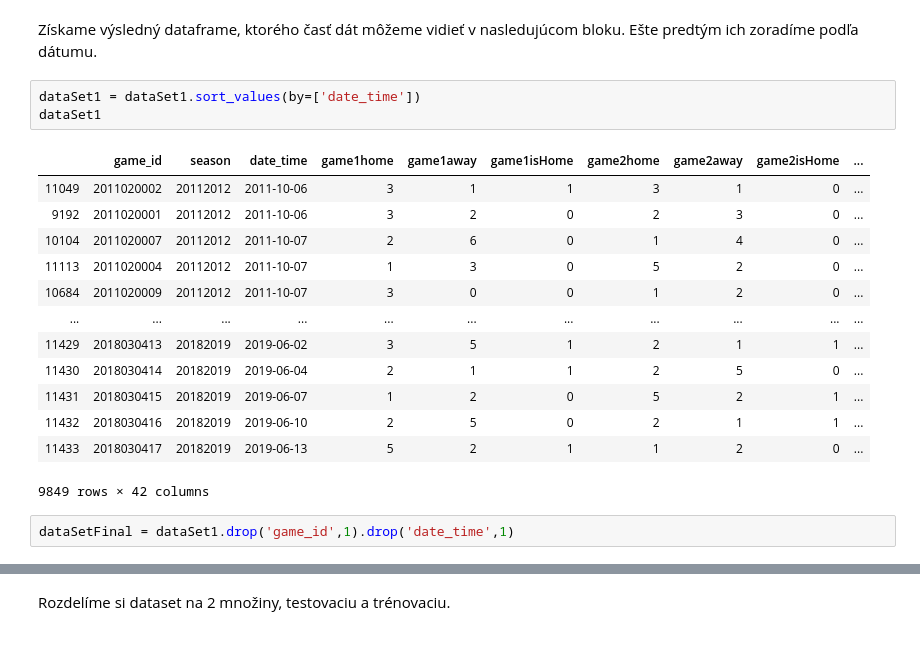
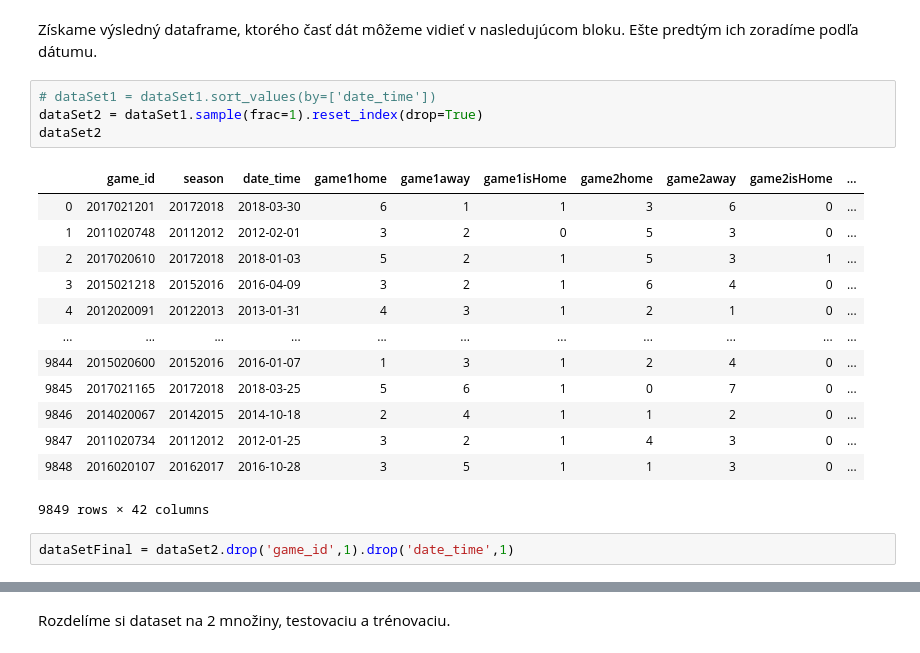
Before and after one commit to urbrex/FIIT_NS_2019, a Jupyter notebook: dataset1.ipynb, the cells around one changed output, grey strips where cells are left out. Cells and saved outputs as stored; diff of their text form.

```diff
--- a/dataset1.ipynb
+++ b/dataset1.ipynb
@@ -182,24 +182,25 @@ for index, row in gameInput.iterrows():
 # %% [markdown]
 Získame výsledný dataframe, ktorého časť dát môžeme vidieť v nasledujúcom bloku. Ešte predtým ich zoradíme podľa dátumu.
 # %%
-dataSet1 = dataSet1.sort_values(by=['date_time'])
-dataSet1
+# dataSet1 = dataSet1.sort_values(by=['date_time'])
+dataSet2 = dataSet1.sample(frac=1).reset_index(drop=True)
+dataSet2
 # %% [output]
 |  | game_id | season | date_time | game1home | game1away | game1isHome | game2home | game2away | game2isHome | ... |
-| 11049 | 2011020002 | 20112012 | 2011-10-06 | 3 | 1 | 1 | 3 | 1 | 0 | ... |
-| 9192 | 2011020001 | 20112012 | 2011-10-06 | 3 | 2 | 0 | 2 | 3 | 0 | ... |
-| 10104 | 2011020007 | 20112012 | 2011-10-07 | 2 | 6 | 0 | 1 | 4 | 0 | ... |
-| 11113 | 2011020004 | 20112012 | 2011-10-07 | 1 | 3 | 0 | 5 | 2 | 0 | ... |
-| 10684 | 2011020009 | 20112012 | 2011-10-07 | 3 | 0 | 0 | 1 | 2 | 0 | ... |
+| 0 | 2017021201 | 20172018 | 2018-03-30 | 6 | 1 | 1 | 3 | 6 | 0 | ... |
+| 1 | 2011020748 | 20112012 | 2012-02-01 | 3 | 2 | 0 | 5 | 3 | 0 | ... |
+| 2 | 2017020610 | 20172018 | 2018-01-03 | 5 | 2 | 1 | 5 | 3 | 1 | ... |
+| 3 | 2015021218 | 20152016 | 2016-04-09 | 3 | 2 | 1 | 6 | 4 | 0 | ... |
+| 4 | 2012020091 | 20122013 | 2013-01-31 | 4 | 3 | 1 | 2 | 1 | 0 | ... |
 | ... | ... | ... | ... | ... | ... | ... | ... | ... | ... | ... |
-| 11429 | 2018030413 | 20182019 | 2019-06-02 | 3 | 5 | 1 | 2 | 1 | 1 | ... |
-| 11430 | 2018030414 | 20182019 | 2019-06-04 | 2 | 1 | 1 | 2 | 5 | 0 | ... |
-| 11431 | 2018030415 | 20182019 | 2019-06-07 | 1 | 2 | 0 | 5 | 2 | 1 | ... |
-| 11432 | 2018030416 | 20182019 | 2019-06-10 | 2 | 5 | 0 | 2 | 1 | 1 | ... |
-| 11433 | 2018030417 | 20182019 | 2019-06-13 | 5 | 2 | 1 | 1 | 2 | 0 | ... |
+| 9844 | 2015020600 | 20152016 | 2016-01-07 | 1 | 3 | 1 | 2 | 4 | 0 | ... |
+| 9845 | 2017021165 | 20172018 | 2018-03-25 | 5 | 6 | 1 | 0 | 7 | 0 | ... |
+| 9846 | 2014020067 | 20142015 | 2014-10-18 | 2 | 4 | 1 | 1 | 2 | 0 | ... |
+| 9847 | 2011020734 | 20112012 | 2012-01-25 | 3 | 2 | 1 | 4 | 3 | 0 | ... |
+| 9848 | 2016020107 | 20162017 | 2016-10-28 | 3 | 5 | 1 | 1 | 3 | 0 | ... |
 9849 rows × 42 columns
 # %%
-dataSetFinal = dataSet1.drop('game_id',1).drop('date_time',1)
+dataSetFinal = dataSet2.drop('game_id',1).drop('date_time',1)
 # %%
 dataSetFinal
 # %% [output]
```
Also changed, not shown: parts of 3 cells of this notebook, 25 other files.
